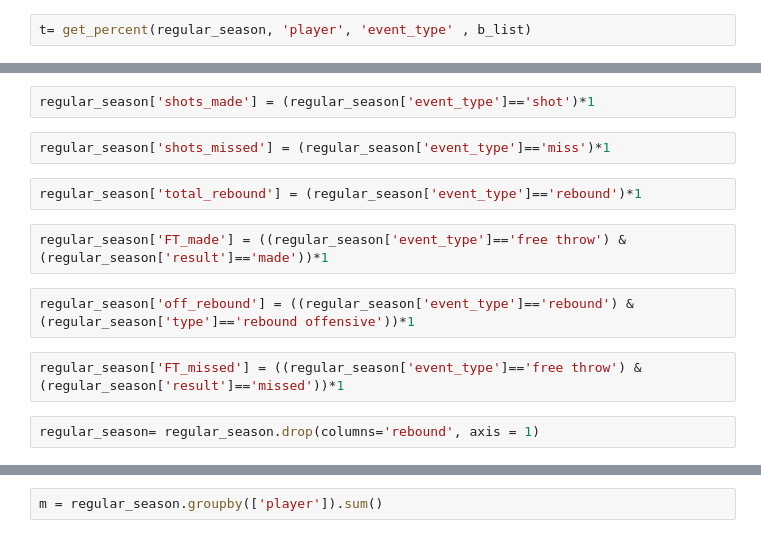
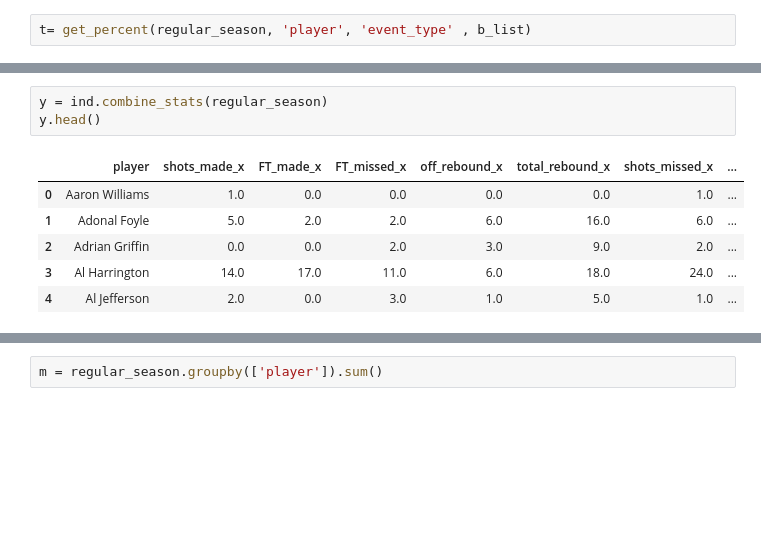
Before and after one commit to deepakchandi/clutch-baller, a Jupyter notebook: Practice(05-06 season).ipynb, the cells around one changed output, grey strips where cells are left out. Saved outputs shown, nothing was run; the diff lists cells and outputs as text; blank space fills up the shorter version.

```diff
--- a/Practice(05-06 season).ipynb
+++ b/Practice(05-06 season).ipynb
@@ -283,14 +288,10 @@ Name: event_type, dtype: int64
-# %%
-regular_season['shots_made'] = (regular_season['event_type']=='shot')*1
-# %%
-regular_season['shots_missed'] = (regular_season['event_type']=='miss')*1
-# %%
-regular_season['total_rebound'] = (regular_season['event_type']=='rebound')*1
-# %%
-regular_season['FT_made'] = ((regular_season['event_type']=='free throw') & (regular_season['result']=='made'))*1
-# %%
-regular_season['off_rebound'] = ((regular_season['event_type']=='rebound') & (regular_season['type']=='rebound offensive'))*1
-# %%
-regular_season['FT_missed'] = ((regular_season['event_type']=='free throw') & (regular_season['result']=='missed'))*1
-# %%
-regular_season= regular_season.drop(columns='rebound', axis = 1)
+# %%
+y = ind.combine_stats(regular_season)
+y.head()
+# %% [output]
+|  | player | shots_made_x | FT_made_x | FT_missed_x | off_rebound_x | total_rebound_x | shots_missed_x | ... |
+| 0 | Aaron Williams | 1.0 | 0.0 | 0.0 | 0.0 | 0.0 | 1.0 | ... |
+| 1 | Adonal Foyle | 5.0 | 2.0 | 2.0 | 6.0 | 16.0 | 6.0 | ... |
+| 2 | Adrian Griffin | 0.0 | 0.0 | 2.0 | 3.0 | 9.0 | 2.0 | ... |
+| 3 | Al Harrington | 14.0 | 17.0 | 11.0 | 6.0 | 18.0 | 24.0 | ... |
+| 4 | Al Jefferson | 2.0 | 0.0 | 3.0 | 1.0 | 5.0 | 1.0 | ... |
```
Also changed, not shown: parts of 27 cells of this notebook, 3 other files.
